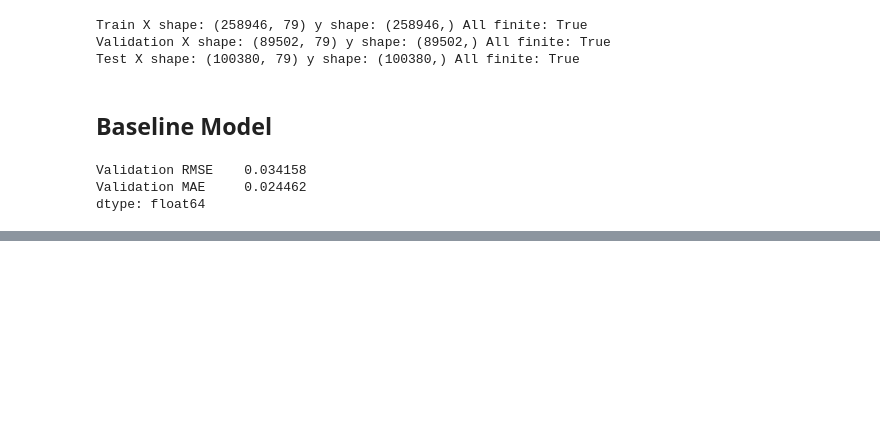
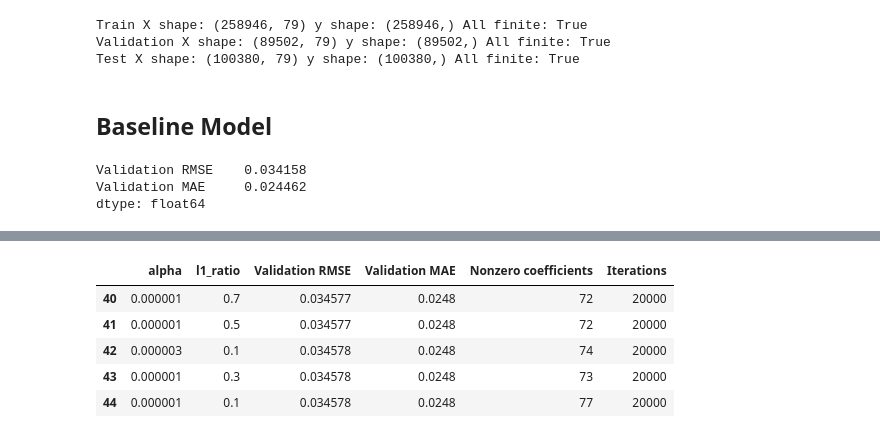
Before and after one commit to mumuxi15/Reavenpack_news, a Jupyter notebook: data_split_modeling.ipynb, the cells around one changed output, grey strips where cells are left out. Saved outputs shown, nothing was run; the diff lists cells and outputs as text; code cells hidden in the pictures; blank space fills up the shorter version.

```diff
--- a/data_split_modeling.ipynb
+++ b/data_split_modeling.ipynb
@@ -164,0 +268,11 @@ dtype: float64
+# %%
+# Candidates that reached max_iter and may not have converged
+needs_check = tuning_results[tuning_results["Iterations"] >= 20000]
+display(needs_check)
+# %% [output]
+|  | alpha | l1_ratio | Validation RMSE | Validation MAE | Nonzero coefficients | Iterations |
+| 40 | 0.000001 | 0.7 | 0.034577 | 0.0248 | 72 | 20000 |
+| 41 | 0.000001 | 0.5 | 0.034577 | 0.0248 | 72 | 20000 |
+| 42 | 0.000003 | 0.1 | 0.034578 | 0.0248 | 74 | 20000 |
+| 43 | 0.000001 | 0.3 | 0.034578 | 0.0248 | 73 | 20000 |
+| 44 | 0.000001 | 0.1 | 0.034578 | 0.0248 | 77 | 20000 |
```
Also changed, not shown: parts of 12 cells of this notebook.
